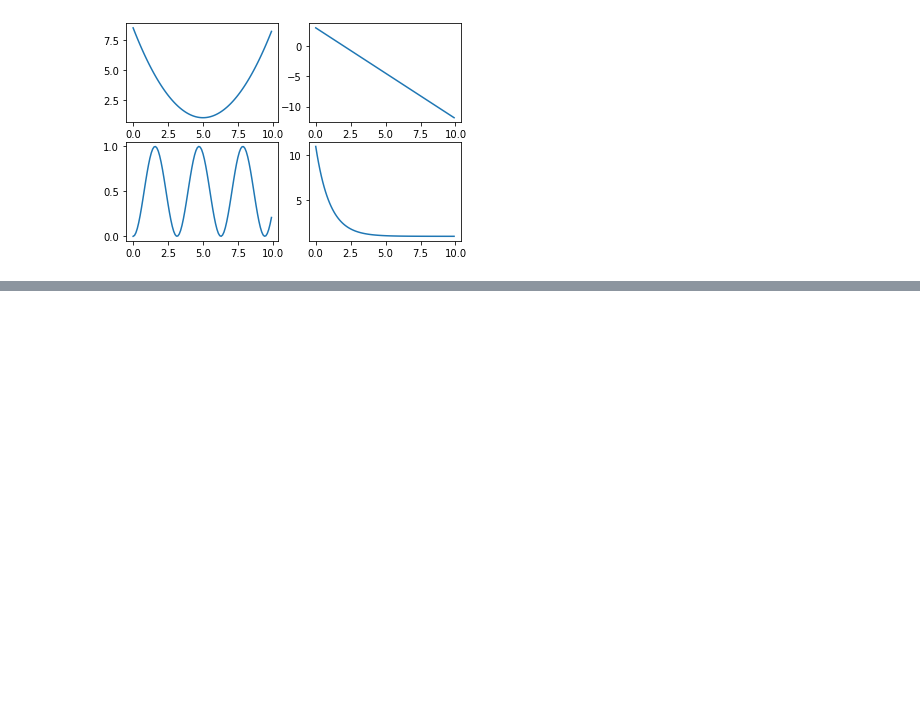
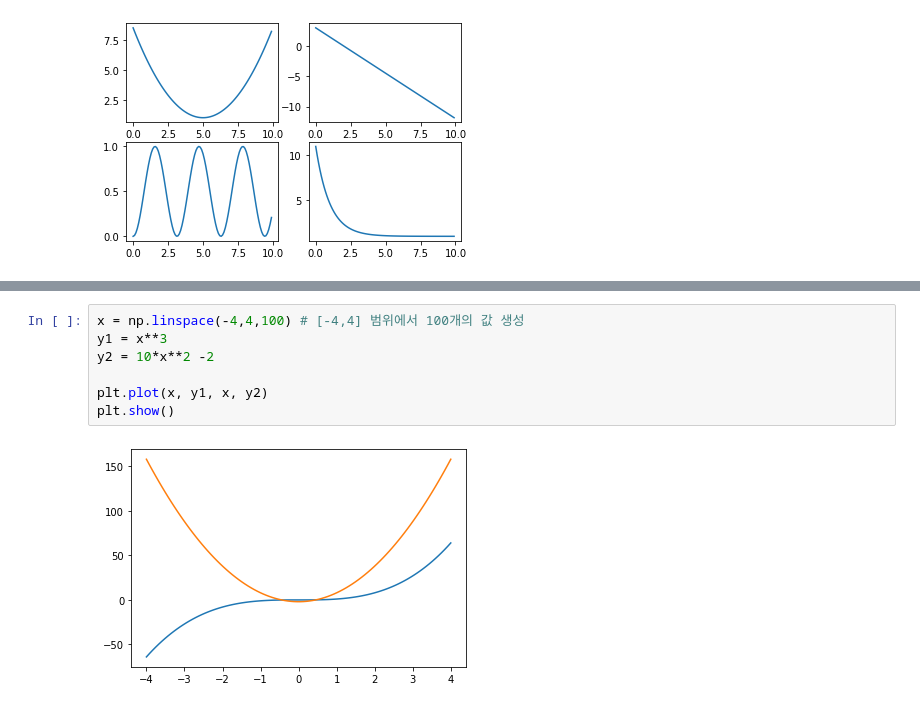
Before and after one commit to SwimmingHwang/practice-python, a Jupyter notebook: python_data_analysis(3)_matplotlib.ipynb, the cells around one changed output, grey strips where cells are left out. Cells and saved outputs as stored; diff of their text form; blank space fills up the shorter version.

```diff
--- a/python_data_analysis(3)_matplotlib.ipynb
+++ b/python_data_analysis(3)_matplotlib.ipynb
@@ -122,0 +130,9 @@ plt.show()
+# %%
+x = np.linspace(-4,4,100) # [-4,4] 범위에서 100개의 값 생성
+y1 = x**3
+y2 = 10*x**2 -2
+
+plt.plot(x, y1, x, y2)
+plt.show()
+# %% [output]
+[figure, added]
```
Also changed, not shown: parts of 30 cells of this notebook.
